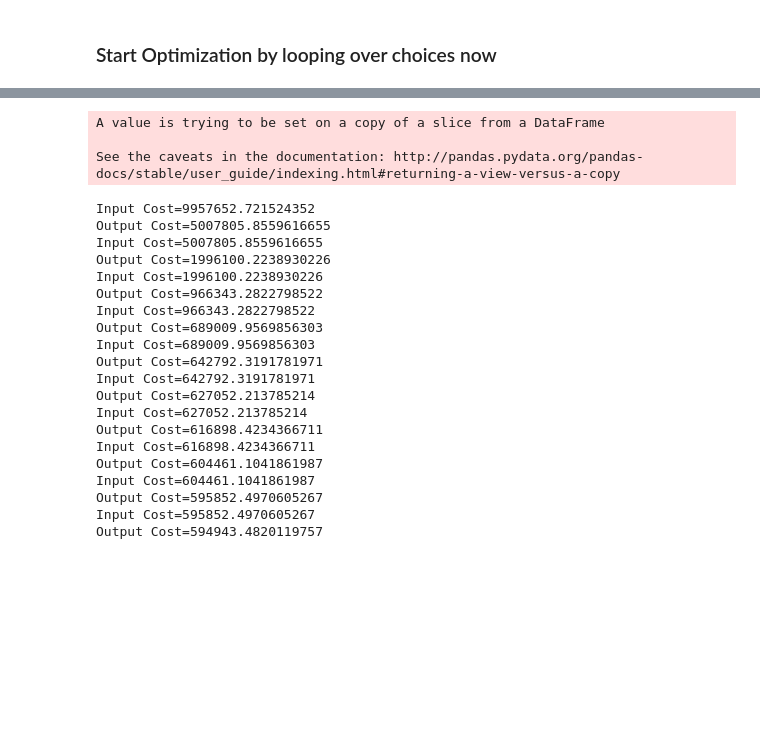
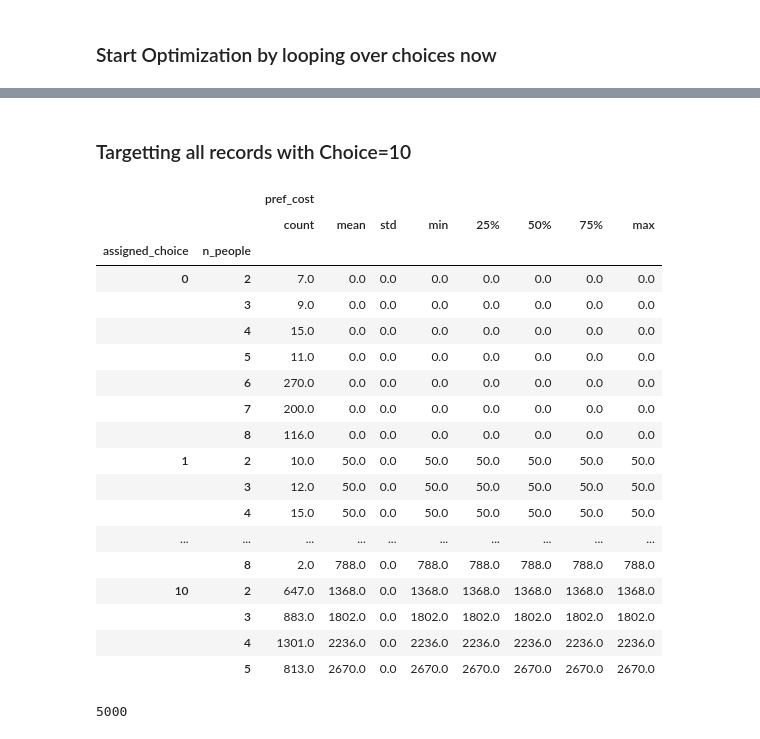
Before and after one commit to 13gurpreetsingh/ML, a Jupyter notebook: santa.ipynb, the cells around one changed output, grey strips where cells are left out. Saved outputs shown, nothing was run; the diff lists cells and outputs as text; code cells hidden in the pictures; blank space fills up the shorter version.

```diff
--- a/santa.ipynb
+++ b/santa.ipynb
@@ -168,29 +150,0 @@ def optimize(full,actUpon):
-# %%
-for i in range(10):
-    full=optimize(full)
-# %% [output]
-A value is trying to be set on a copy of a slice from a DataFrame
-
-See the caveats in the documentation: http://pandas.pydata.org/pandas-docs/stable/user_guide/indexing.html#returning-a-view-versus-a-copy
-Input Cost=9957652.721524352
-Output Cost=5007805.8559616655
-Input Cost=5007805.8559616655
-Output Cost=1996100.2238930226
-Input Cost=1996100.2238930226
-Output Cost=966343.2822798522
-Input Cost=966343.2822798522
-Output Cost=689009.9569856303
-Input Cost=689009.9569856303
-Output Cost=642792.3191781971
-Input Cost=642792.3191781971
-Output Cost=627052.213785214
-Input Cost=627052.213785214
-Output Cost=616898.4234366711
-Input Cost=616898.4234366711
-Output Cost=604461.1041861987
-Input Cost=604461.1041861987
-Output Cost=595852.4970605267
-Input Cost=595852.4970605267
-Output Cost=594943.4820119757
-# %%
-full=optimize(full,10)
@@ -201,0 +151,32 @@ segregated.to_csv("day_wise.csv")
+# %% [markdown]
+### Targetting all records with Choice=10
+# %%
+pd.options.display.max_rows=100
+pd.options.display.max_columns=100
+full.groupby(by=['assigned_choice','n_people']).describe()[['pref_cost']]
+# %% [output]
+|  |  | pref_cost |  |  |  |  |  |  |  |
+|  |  | count | mean | std | min | 25% | 50% | 75% | max |
+| assigned_choice | n_people |  |  |  |  |  |  |  |  |
+| 0 | 2 | 7.0 | 0.0 | 0.0 | 0.0 | 0.0 | 0.0 | 0.0 | 0.0 |
+|  | 3 | 9.0 | 0.0 | 0.0 | 0.0 | 0.0 | 0.0 | 0.0 | 0.0 |
+|  | 4 | 15.0 | 0.0 | 0.0 | 0.0 | 0.0 | 0.0 | 0.0 | 0.0 |
+|  | 5 | 11.0 | 0.0 | 0.0 | 0.0 | 0.0 | 0.0 | 0.0 | 0.0 |
+|  | 6 | 270.0 | 0.0 | 0.0 | 0.0 | 0.0 | 0.0 | 0.0 | 0.0 |
+|  | 7 | 200.0 | 0.0 | 0.0 | 0.0 | 0.0 | 0.0 | 0.0 | 0.0 |
+|  | 8 | 116.0 | 0.0 | 0.0 | 0.0 | 0.0 | 0.0 | 0.0 | 0.0 |
+| 1 | 2 | 10.0 | 50.0 | 0.0 | 50.0 | 50.0 | 50.0 | 50.0 | 50.0 |
+|  | 3 | 12.0 | 50.0 | 0.0 | 50.0 | 50.0 | 50.0 | 50.0 | 50.0 |
+|  | 4 | 15.0 | 50.0 | 0.0 | 50.0 | 50.0 | 50.0 | 50.0 | 50.0 |
+| ... | ... | ... | ... | ... | ... | ... | ... | ... | ... |
+|  | 8 | 2.0 | 788.0 | 0.0 | 788.0 | 788.0 | 788.0 | 788.0 | 788.0 |
+| 10 | 2 | 647.0 | 1368.0 | 0.0 | 1368.0 | 1368.0 | 1368.0 | 1368.0 | 1368.0 |
+|  | 3 | 883.0 | 1802.0 | 0.0 | 1802.0 | 1802.0 | 1802.0 | 1802.0 | 1802.0 |
+|  | 4 | 1301.0 | 2236.0 | 0.0 | 2236.0 | 2236.0 | 2236.0 | 2236.0 | 2236.0 |
+|  | 5 | 813.0 | 2670.0 | 0.0 | 2670.0 | 2670.0 | 2670.0 | 2670.0 | 2670.0 |
+# %%
+#big_families=list(full[(full['assigned_choice']==1)]['family_id'])
+big_families8p=list(full[(full['assigned_choice']>=0)]['family_id'])
+print(len(big_families8p))
+# %% [output]
+5000
```
Also changed, not shown: parts of 8 cells of this notebook.
